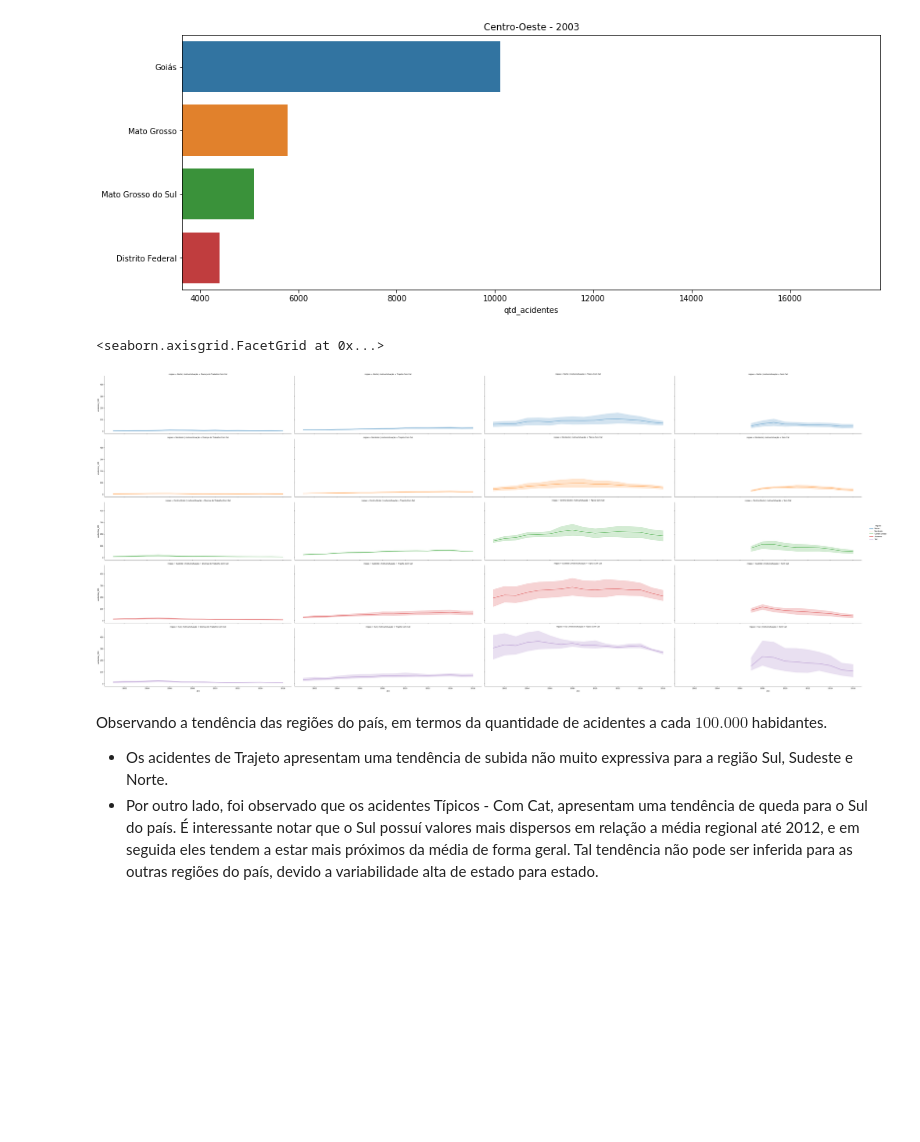
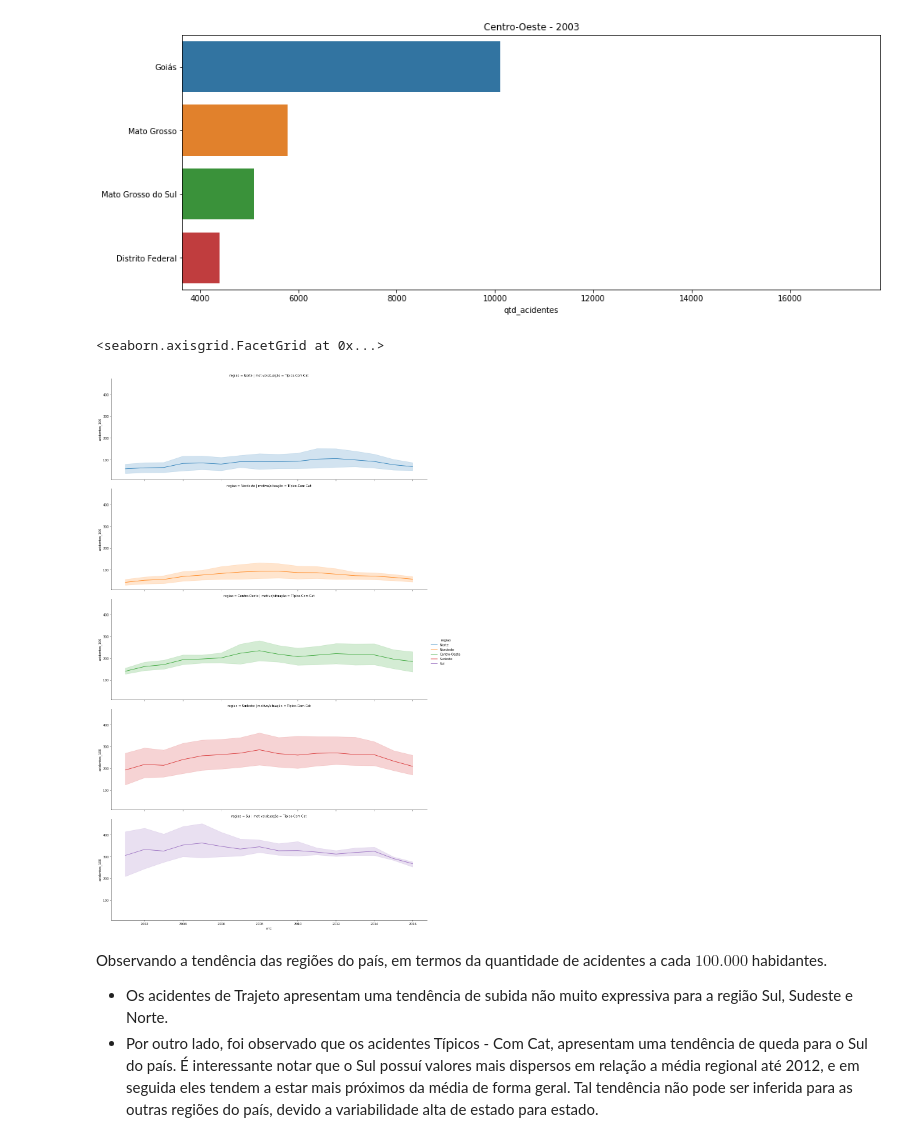
Before and after one commit to lorransr/CAT, a Jupyter notebook: Acidentes_de_Trabalho.ipynb, the cells around one changed output. Cells and saved outputs as stored; diff of their text form; code cells hidden in the pictures; blank space fills up the shorter version.

```diff
--- a/Acidentes_de_Trabalho.ipynb
+++ b/Acidentes_de_Trabalho.ipynb
@@ -450,19 +452,18 @@ p.set_title(regiao + " - "+str(ano));
 # %% [output]
 [figure]
 # %%
-
-g = sns.FacetGrid(df_uf,
+g = sns.FacetGrid(df_uf[df_uf["motivo/situação"]=="Típico-Com Cat"],
                   row = "regiao",
                   col = "motivo/situação",
                   height = 5,
                   aspect = 3,
                   sharey = True,
                   hue = "regiao");
 g.map_dataframe(sns.lineplot,"ano","acidentes_100")
 g.add_legend()
 # %% [output]
 <seaborn.axisgrid.FacetGrid at 0x...>
-[figure, old version]
+[figure, new version]
 # %% [markdown]
 Observando a tendência das regiões do país, em termos da quantidade de acidentes a cada $100.000$ habidantes.
 * Os acidentes de Trajeto apresentam uma tendência de subida não muito expressiva para a região Sul, Sudeste e Norte.
```
Also changed, not shown: parts of 25 cells of this notebook.
